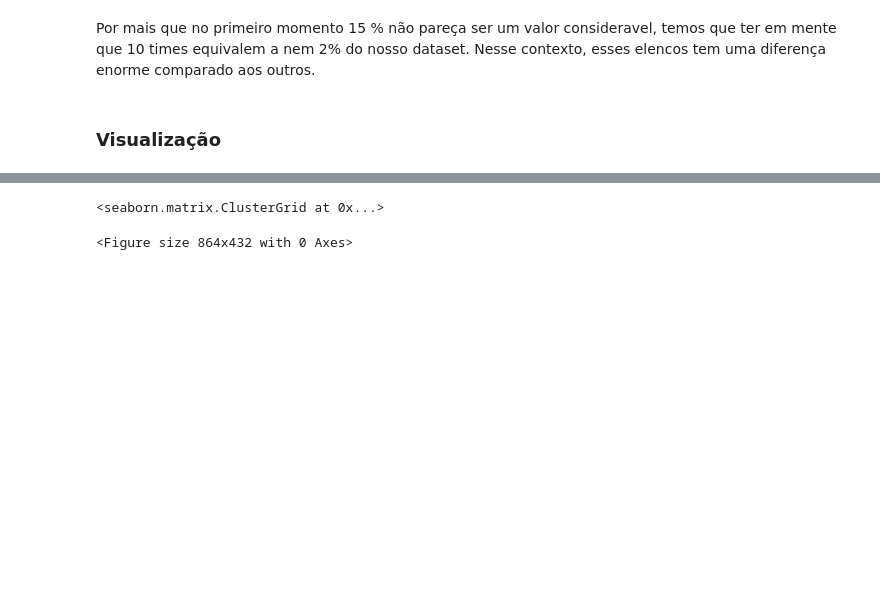
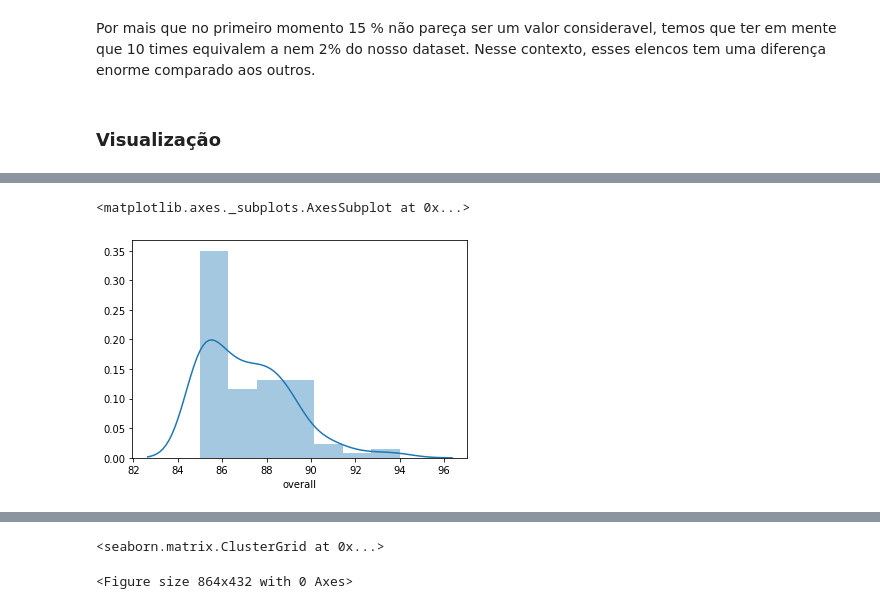
Before and after one commit to nailuz/hacking-fifa, a Jupyter notebook: fifa-analytics.ipynb, the cells around one changed output, grey strips where cells are left out. Drawn from its saved outputs; the diff is of its cells as text; code cells hidden in the pictures; blank space fills up the shorter version.

```diff
--- a/fifa-analytics.ipynb
+++ b/fifa-analytics.ipynb
@@ -372,3 +317,8 @@ sns.distplot(top_100['age'])
+# %%
+sns.distplot(top_100['overall'])
+# %% [output]
+<matplotlib.axes._subplots.AxesSubplot at 0x...>
+[figure, added]
 # %%
 top_100['age'].describe()
 # %% [output]
```
Also changed, not shown: parts of 11 cells of this notebook.
